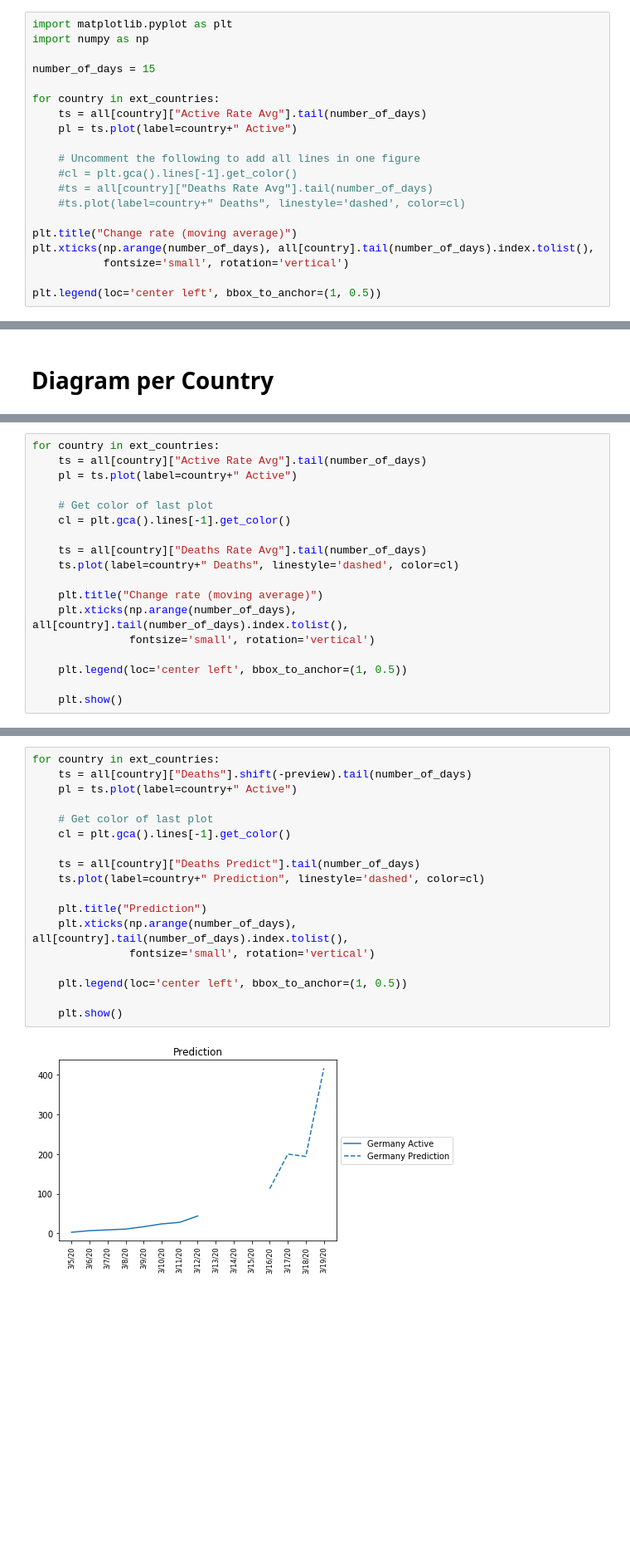
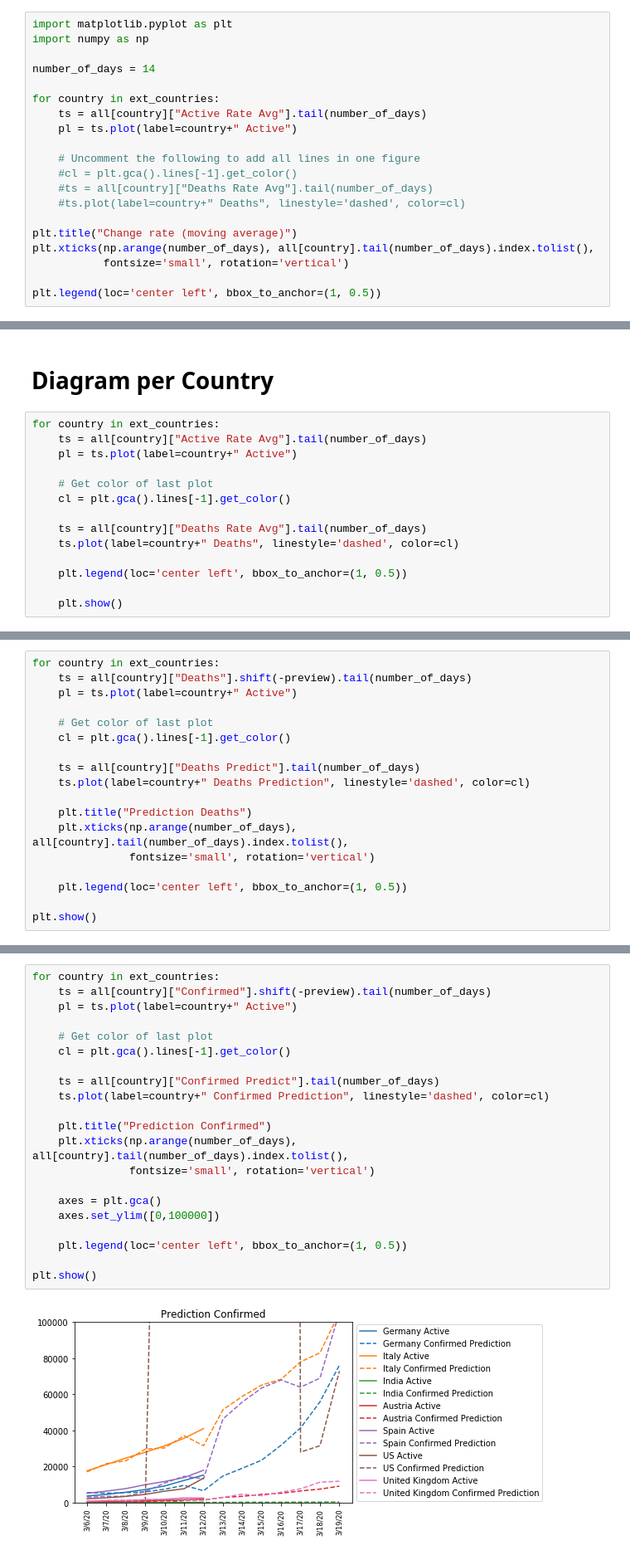
Before and after one commit to rpreiss07/covid19, a Jupyter notebook: index.ipynb, the cells around one changed output, grey strips where cells are left out. Shown at 83% size. Drawn from its saved outputs; the diff is of its cells as text; blank space fills up the shorter version.

```diff
--- a/index.ipynb
+++ b/index.ipynb
@@ -237,7 +242,7 @@ all[countries[0]].tail(10)
 import matplotlib.pyplot as plt
 import numpy as np
 
-number_of_days = 15
+number_of_days = 14
 
 for country in ext_countries:
     ts = all[country]["Active Rate Avg"].tail(number_of_days)
@@ -274,2 +279,16 @@ plt.legend(loc='center left', bbox_to_anchor=(1, 0.5))
 # %% [markdown]
 # Diagram per Country
+# %%
+for country in ext_countries:
+    ts = all[country]["Active Rate Avg"].tail(number_of_days)
+    pl = ts.plot(label=country+" Active")
+
+    # Get color of last plot
+    cl = plt.gca().lines[-1].get_color()
+
+    ts = all[country]["Deaths Rate Avg"].tail(number_of_days)
+    ts.plot(label=country+" Deaths", linestyle='dashed', color=cl)
+
+    plt.legend(loc='center left', bbox_to_anchor=(1, 0.5))
+
+    plt.show()
@@ -276,19 +338,19 @@ plt.legend(loc='center left', bbox_to_anchor=(1, 0.5))
 # %%
 for country in ext_countries:
-    ts = all[country]["Active Rate Avg"].tail(number_of_days)
+    ts = all[country]["Deaths"].shift(-preview).tail(number_of_days)
     pl = ts.plot(label=country+" Active")
 
     # Get color of last plot
     cl = plt.gca().lines[-1].get_color()
 
-    ts = all[country]["Deaths Rate Avg"].tail(number_of_days)
-    ts.plot(label=country+" Deaths", linestyle='dashed', color=cl)
+    ts = all[country]["Deaths Predict"].tail(number_of_days)
+    ts.plot(label=country+" Deaths Prediction", linestyle='dashed', color=cl)
 
-    plt.title("Change rate (moving average)")
+    plt.title("Prediction Deaths")
     plt.xticks(np.arange(number_of_days), all[country].tail(number_of_days).index.tolist(),
                fontsize='small', rotation='vertical')
 
     plt.legend(loc='center left', bbox_to_anchor=(1, 0.5))
 
-    plt.show()
+plt.show()
 # %% [output]
@@ -302,20 +358,23 @@ for country in ext_countries:
 # %%
 for country in ext_countries:
-    ts = all[country]["Deaths"].shift(-preview).tail(number_of_days)
+    ts = all[country]["Confirmed"].shift(-preview).tail(number_of_days)
     pl = ts.plot(label=country+" Active")
 
     # Get color of last plot
     cl = plt.gca().lines[-1].get_color()
 
-    ts = all[country]["Deaths Predict"].tail(number_of_days)
-    ts.plot(label=country+" Prediction", linestyle='dashed', color=cl)
+    ts = all[country]["Confirmed Predict"].tail(number_of_days)
+    ts.plot(label=country+" Confirmed Prediction", linestyle='dashed', color=cl)
 
-    plt.title("Prediction")
+    plt.title("Prediction Confirmed")
     plt.xticks(np.arange(number_of_days), all[country].tail(number_of_days).index.tolist(),
                fontsize='small', rotation='vertical')
 
+    axes = plt.gca()
+    axes.set_ylim([0,100000])
+
     plt.legend(loc='center left', bbox_to_anchor=(1, 0.5))
 
-    plt.show()
+plt.show()
 # %% [output]
-[figure, old version]
+[figure, new version]
```
Also changed, not shown: parts of 9 cells of this notebook.
